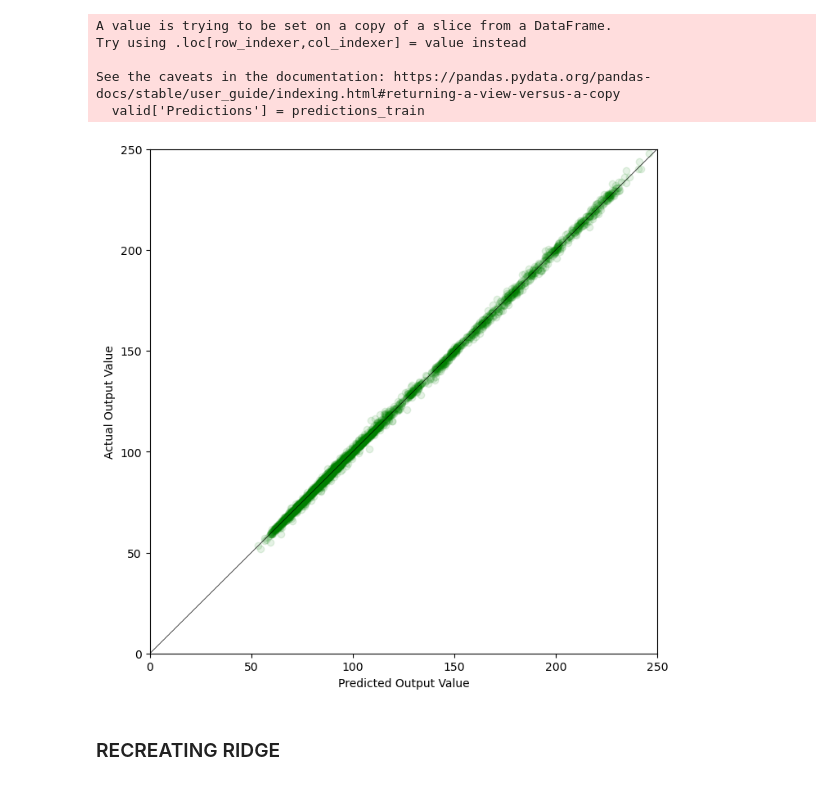
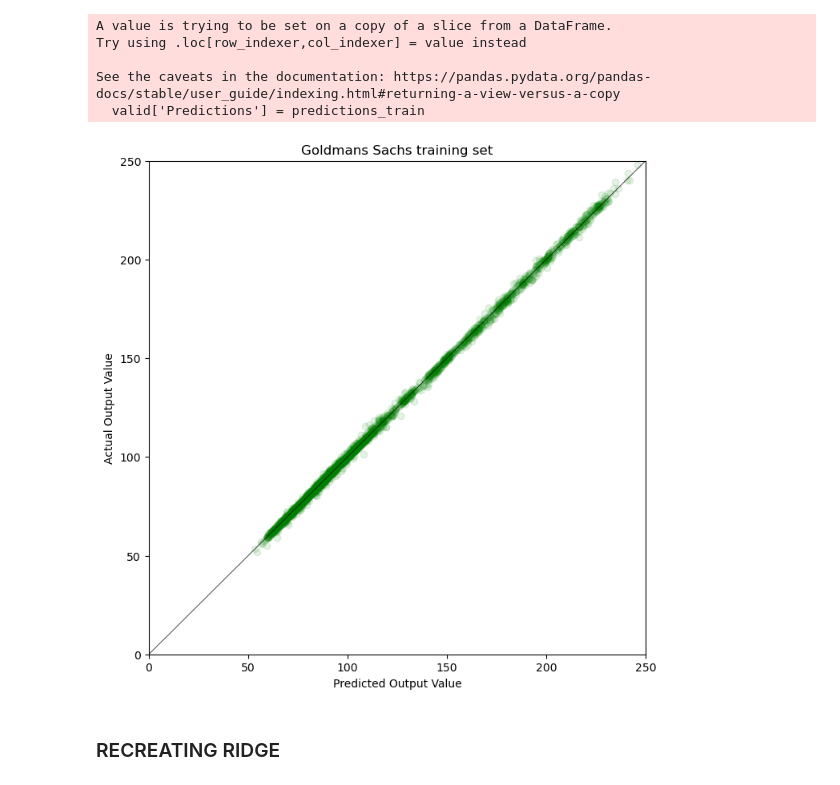
Before and after one commit to nkwleroux/YonseiAdvProgFinals, a Jupyter notebook: LassoRidge.ipynb, the cells around one changed output. Cells and saved outputs as stored; diff of their text form; code cells hidden in the pictures.

```diff
--- a/LassoRidge.ipynb
+++ b/LassoRidge.ipynb
@@ -219,23 +241,21 @@ Try using .loc[row_indexer,col_indexer] = value instead
 See the caveats in the documentation: https://pandas.pydata.org/pandas-docs/stable/user_guide/indexing.html#returning-a-view-versus-a-copy
   valid['Predictions'] = predictions_train
 # %%
-import matplotlib.lines as mlines
-import matplotlib.transforms as mtransforms
-
 fig, ax = plt.subplots(figsize= (8,8))
 plt.axis([0, 250, 0, 250])
 
 line = mlines.Line2D([0, 1], [0, 1], color='black', linewidth=0.5 )
 transform = ax.transAxes
 line.set_transform(transform)
 ax.add_line(line)
 
+plt.title('Goldmans Sachs training set')
 plt.scatter(valid['Predictions'],valid['Close'],  color='g', alpha = 0.1)
 plt.ylabel("Actual Output Value")
 plt.xlabel("Predicted Output Value")
 plt.show()
 # %% [output]
-[figure, old version]
+[figure, new version]
 # %% [markdown]
 ### RECREATING RIDGE
 # %%
```
Also changed, not shown: parts of 15 cells of this notebook, 1 other file.
